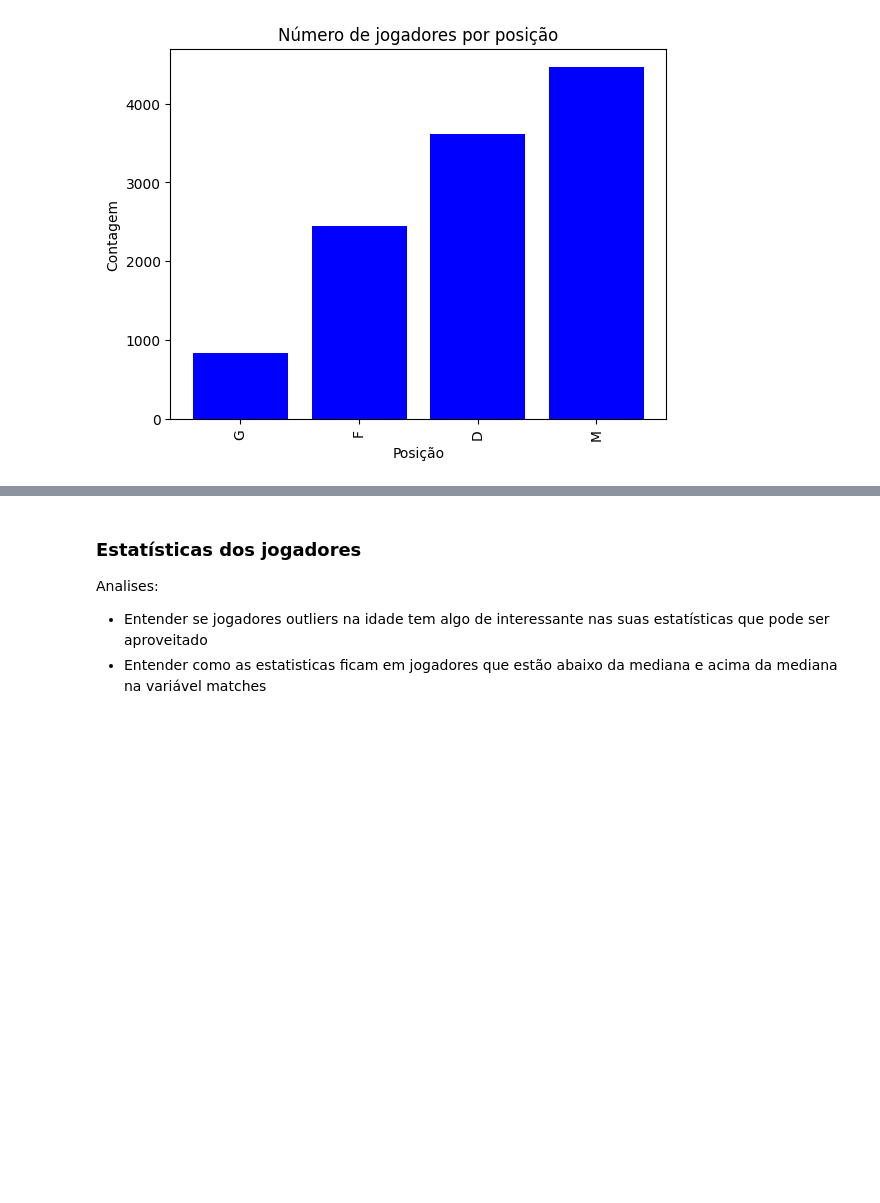
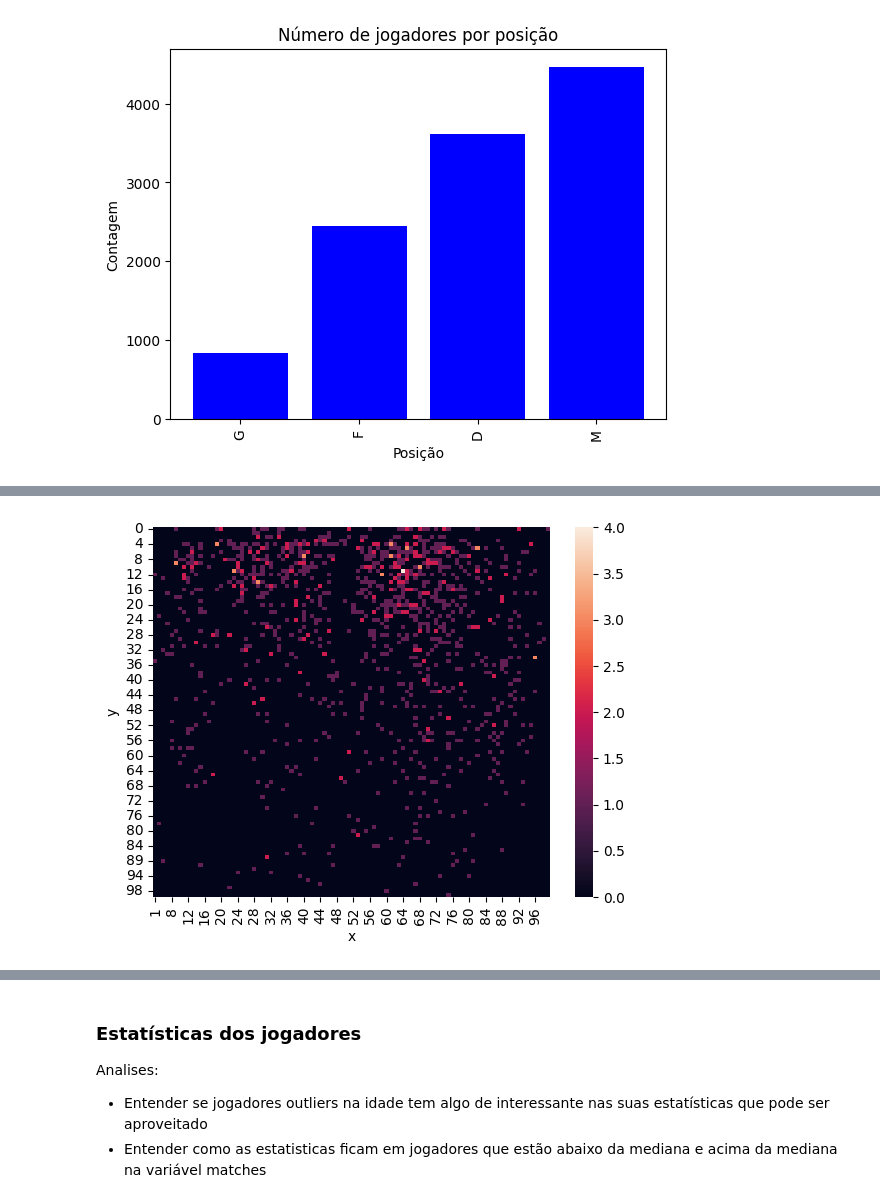
Before and after one commit to Yaak3/TCC2, a Jupyter notebook: Notebooks/analysis.ipynb, the cells around one changed output, grey strips where cells are left out. Saved outputs shown, nothing was run; the diff lists cells and outputs as text; code cells hidden in the pictures; blank space fills up the shorter version.

Commit message:
feat: heatmap and positions analysis

```diff
--- a/Notebooks/analysis.ipynb
+++ b/Notebooks/analysis.ipynb
@@ -646,7 +646,7 @@ df_analisys = df_analisys[df_analisys['season'].isin(['2024', '23_24'])]
 # %% [markdown]
 ### Características dos jogadores
 # %%
-df_player_characteristics = df_analisys[['heatmap','matches', 'season', 'tournament', 'name', 'position', 'height',
+df_player_characteristics = df_analisys[['positions','heatmap','matches', 'season', 'tournament', 'name', 'position', 'height',
  'preferredFoot', 'proposedMarketValue', 'contractUntilTimestamp',
  'current_team', 'current_team_tournament', 'current_team_tournament_category',
  'current_team_country', 'player_id', 'retired', 'age',
@@ -825,0 +846,6 @@ generic_bar_graph(categories=position_grouped_data['position'], values=position_
+# %%
+data = eval(df_player_characteristics['heatmap'][0])
+# %%
+heatmap_data = pd.DataFrame(data)
+# %%
+heatmap_matrix = heatmap_data.pivot_table(index='y', columns='x', values='count', fill_value=0)
@@ -825,0 +869,16 @@ generic_bar_graph(categories=position_grouped_data['position'], values=position_
+# %%
+import seaborn as sns
+import matplotlib.pyplot as plt
+import pandas as pd
+import numpy as np
+
+# Criando dados de exemplo
+data = pd.DataFrame(np.random.random((5,5)), columns=["a","b","c","d","e"])
+
+# Criando o heatmap básico
+sns.heatmap(heatmap_matrix)
+
+# Exibindo o gráfico
+plt.show()
+# %% [output]
+[figure, added]
```
Also changed, not shown: parts of 13 cells of this notebook.
